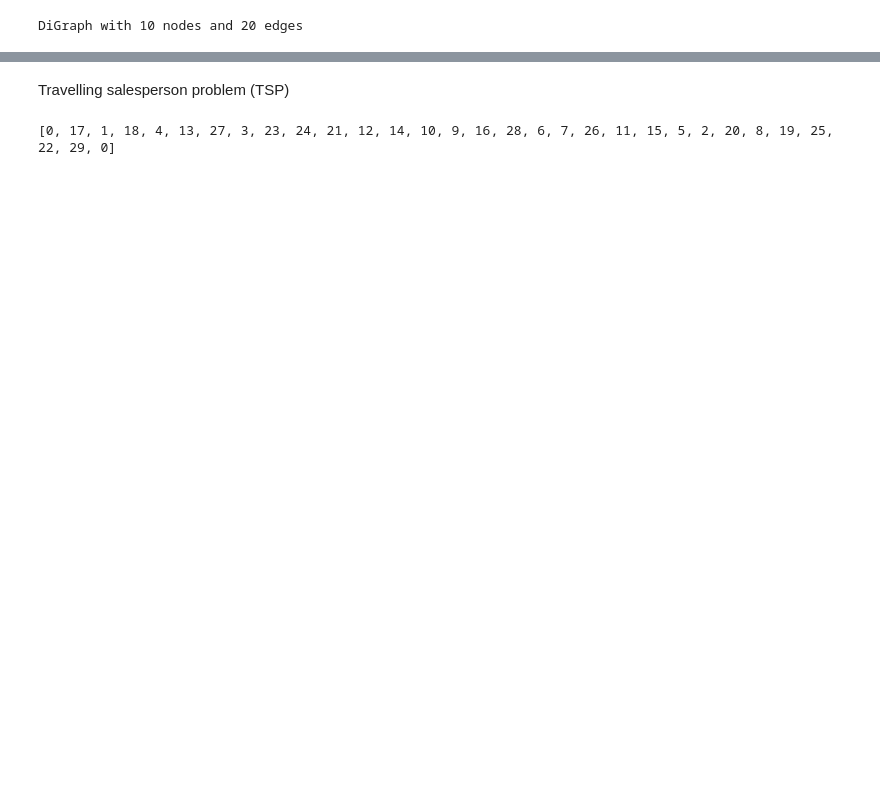
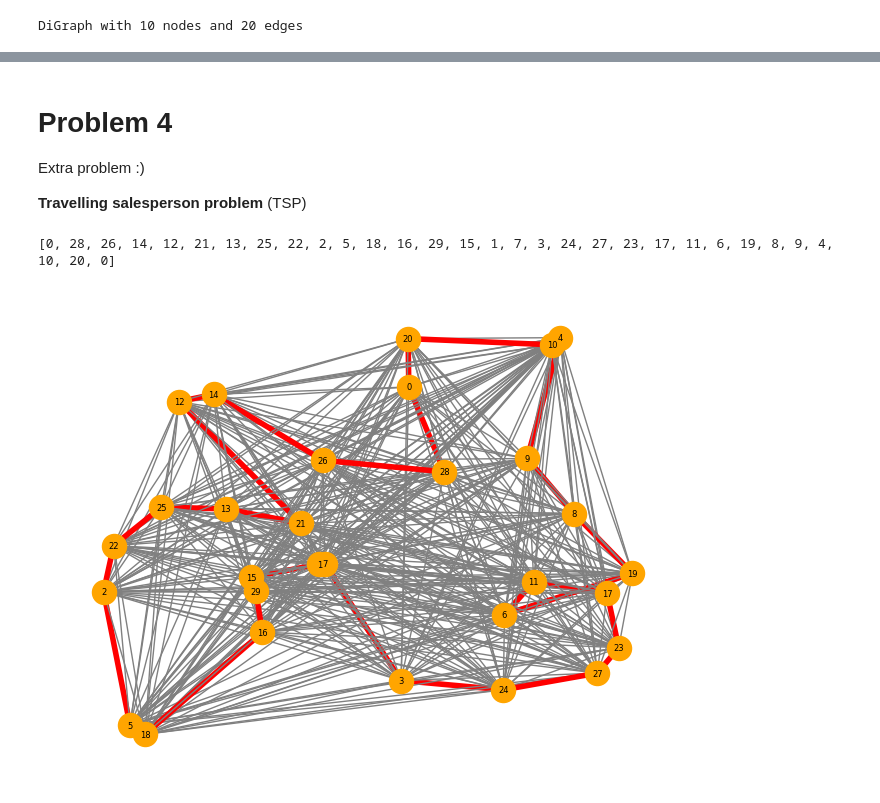
Before and after one commit to satuelisa/ICN2024, a Jupyter notebook: S6_problems.ipynb, the cells around one changed output, grey strips where cells are left out. Drawn from its saved outputs; the diff is of its cells as text; code cells hidden in the pictures; blank space fills up the shorter version.

Commit message:
Problems 1 through 4

```diff
--- a/S6_problems.ipynb
+++ b/S6_problems.ipynb
@@ -168,13 +203,17 @@ plt.show()
 # %% [markdown]
-Travelling salesperson problem (TSP)
+# Problem 4
+
+Extra problem :)
+
+**Travelling salesperson problem** (TSP)
 # %%
-t = 30 # how many towns
-p = nx.Graph() # province
+t = 20 # how many towns
+G = nx.Graph()
 
 for i in range(t):
   x = random()
   y = random()
-  p.add_node(i, pos = (x, y)) # call the towns 0, 1, 2, ...
+  G.add_node(i, pos = (x, y)) # call the towns 0, 1, 2, ...
 
 from math import sqrt
 
@@ -183,15 +222,46 @@ def distance(p1, p2):
   (x2, y2) = p2
   return sqrt((x1 - x2)**2 + (y1 - y2)**2)
 
-for t1 in p.nodes:
-  l1 = p.nodes[t1]['pos']
+for t1 in G.nodes:
+  l1 = G.nodes[t1]['pos']
   for t2 in p.nodes:
     if t1 != t2:
-      l2 = p.nodes[t2]['pos']
+      l2 = G.nodes[t2]['pos']
       cost = distance(l1, l2)
-      p.add_edge(t1, t2, weight = cost)
+      G.add_edge(t1, t2, weight = cost)
 # %%
-c = nx.approximation.traveling_salesman_problem(p)
+c = nx.approximation.traveling_salesman_problem(G)
 print(c)
 # %% [output]
-[0, 17, 1, 18, 4, 13, 27, 3, 23, 24, 21, 12, 14, 10, 9, 16, 28, 6, 7, 26, 11, 15, 5, 2, 20, 8, 19, 25, 22, 29, 0]
+[0, 28, 26, 14, 12, 21, 13, 25, 22, 2, 5, 18, 16, 29, 15, 1, 7, 3, 24, 27, 23, 17, 11, 6, 19, 8, 9, 4, 10, 20, 0]
+# %%
+used = []
+v = None
+w = None
+for u in c:
+  if v is None:
+    v = u
+  elif w is None:
+    w = u
+  else:
+    used.append((v, w))
+    v, w = w, u
+used.append((v, w))
+used.append((w, c[0]))
+
+both = []
+for e in used:
+  both.append(e)
+  (s, t) = e
+  both.append((t, s))
+
+thick = 4
+thin = 1
+ew = [ thick if e in both else thin for e in G.edges() ]
+ec = [ 'red' if e in both else 'gray' for e in G.edges() ]
+
+coords = nx.get_node_attributes(G, 'pos')
+nx.draw(G, coords, node_color = 'orange', width = ew, edge_color = ec)
+l = nx.draw_networkx_labels(G, pos = coords, font_size = 6)
+# %% [output]
+[figure, added]
```
Also changed, not shown: parts of 17 cells of this notebook.
